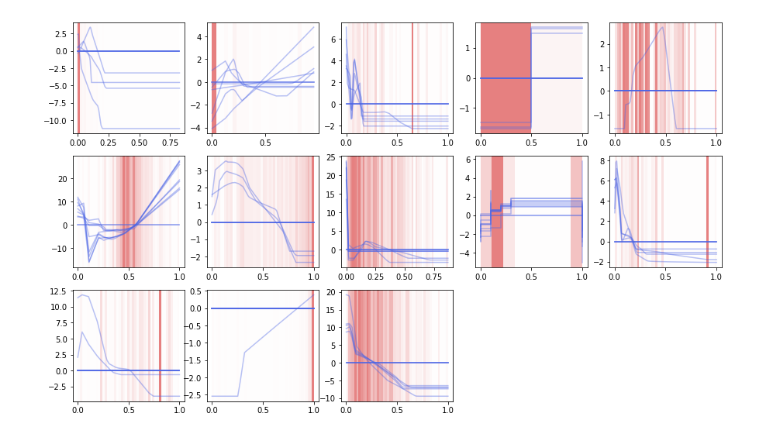
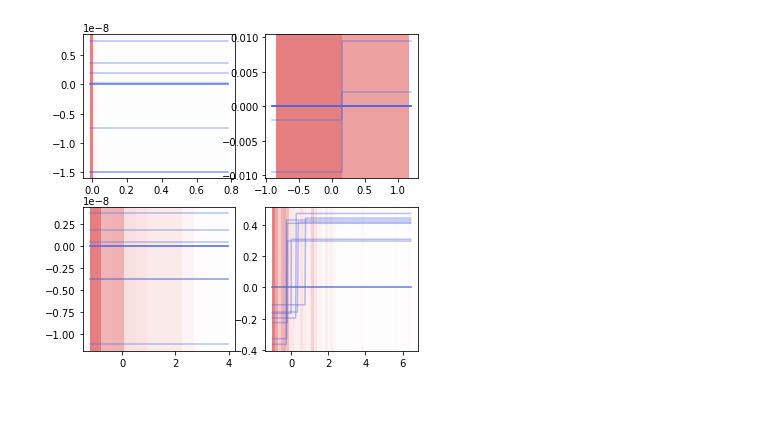
Before and after one commit to AmrMKayid/nam, a Jupyter notebook: graphing.ipynb, the cells around one changed output. Saved outputs shown, nothing was run; the diff lists cells and outputs as text; code cells hidden in the pictures; blank space fills up the shorter version.

Commit message:
normalizing data in graphing notebook

```diff
--- a/graphing.ipynb
+++ b/graphing.ipynb
@@ -51,5 +103,5 @@ dataset_train = torch.utils.data.DataLoader(dataset_train, batch_size=batch_size
 # %%
-inputs, targets = next(iter(dataset_train))
+inputs, targets,w = next(iter(train_dataloader))
 # %%
 inputs.shape, targets.shape
 # %% [output]
@@ -69,8 +112,8 @@ for n in range(config.n_models):
     models.append(NAM(
         config=config,
         name="NAMModel",
-        num_inputs=X.shape[1],
-        num_units=get_num_units(config, dataset_train)
+        num_inputs=inputs.shape[1],
+        num_units=get_num_units(config, train_dataloader)
     ))
 # %%
 models[3]
@@ -97,9 +140,10 @@ NAM(
 for model in models:
     loss_obj = torch.nn.MSELoss()
     optimizer = torch.optim.Adam(model.parameters())
-    for i in range(500):
+    print("new model")
+    for i in range(10):
         optimizer.zero_grad()
-        for X, y in dataset_train:
+        for X, y, *w in train_dataloader:
             y_pred = model(X)
             loss = loss_obj(y_pred, y)
             loss.backward()
@@ -143,4 +178,4 @@ for model in models:
 # %%
-graphing.nam_plot(X_train,models)
+graphing.nam_plot(X,models)
 # %% [output]
-[figure, old version]
+[figure, new version]
```
Also changed, not shown: parts of 9 cells of this notebook.
